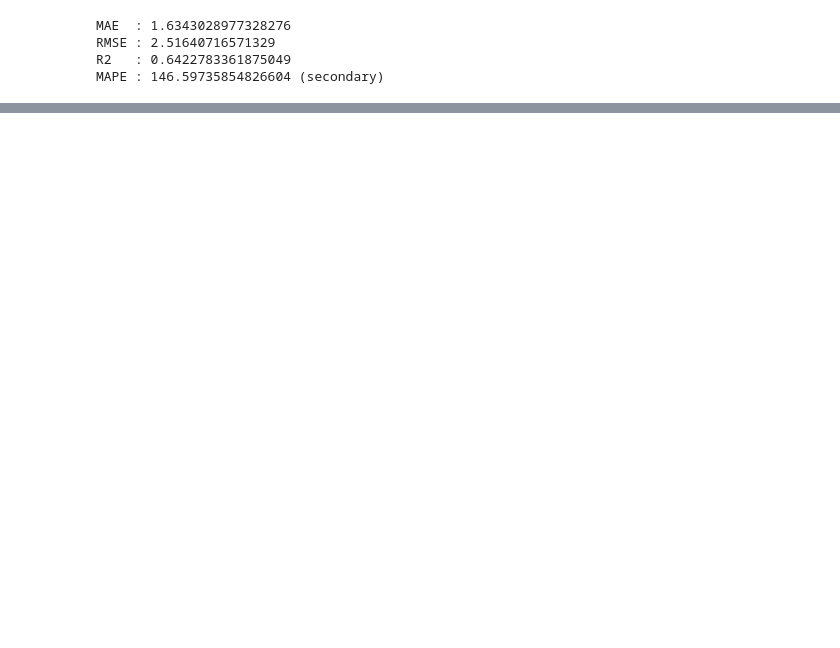
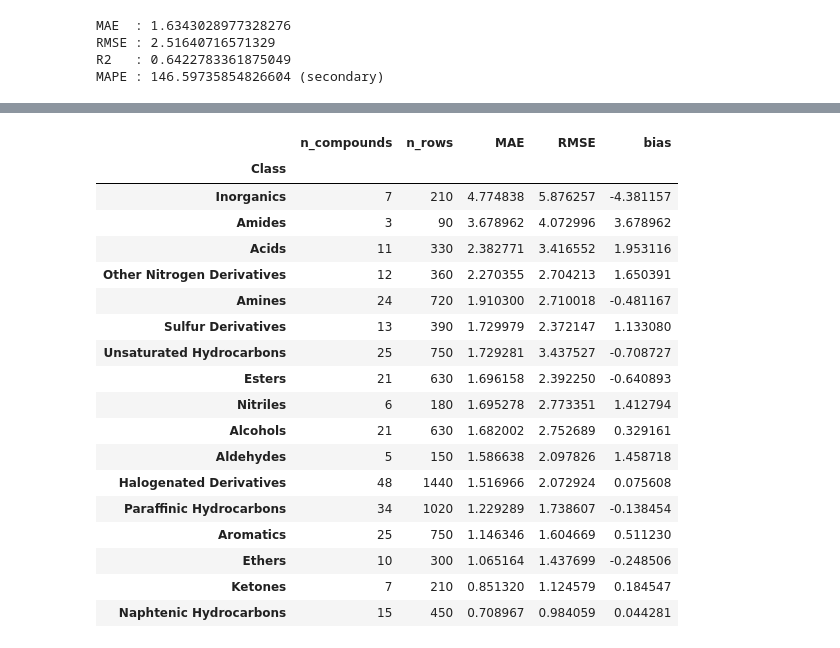
Before and after one commit to BoniYu/Deep-Neural-Network-for-VLE, a Jupyter notebook: notebook/part2.ipynb, the cells around one changed output, grey strips where cells are left out. Saved outputs shown, nothing was run; the diff lists cells and outputs as text; code cells hidden in the pictures; blank space fills up the shorter version.

```diff
--- a/notebook/part2.ipynb
+++ b/notebook/part2.ipynb
@@ -711,0 +737,30 @@ MAPE : 146.59735854826604 (secondary)
+# %%
+# Error by chemical class
+by_class = err.groupby('Class').agg(
+    n_compounds=('Name', 'nunique'),
+    n_rows=('Name', 'size'),
+    MAE=('abs_error', 'mean'),
+    RMSE=('error', lambda e: np.sqrt((e**2).mean())),
+    bias=('error', 'mean'),
+).sort_values('MAE', ascending=False)
+by_class
+# %% [output]
+|  | n_compounds | n_rows | MAE | RMSE | bias |
+| Class |  |  |  |  |  |
+| Inorganics | 7 | 210 | 4.774838 | 5.876257 | -4.381157 |
+| Amides | 3 | 90 | 3.678962 | 4.072996 | 3.678962 |
+| Acids | 11 | 330 | 2.382771 | 3.416552 | 1.953116 |
+| Other Nitrogen Derivatives | 12 | 360 | 2.270355 | 2.704213 | 1.650391 |
+| Amines | 24 | 720 | 1.910300 | 2.710018 | -0.481167 |
+| Sulfur Derivatives | 13 | 390 | 1.729979 | 2.372147 | 1.133080 |
+| Unsaturated Hydrocarbons | 25 | 750 | 1.729281 | 3.437527 | -0.708727 |
+| Esters | 21 | 630 | 1.696158 | 2.392250 | -0.640893 |
+| Nitriles | 6 | 180 | 1.695278 | 2.773351 | 1.412794 |
+| Alcohols | 21 | 630 | 1.682002 | 2.752689 | 0.329161 |
+| Aldehydes | 5 | 150 | 1.586638 | 2.097826 | 1.458718 |
+| Halogenated Derivatives | 48 | 1440 | 1.516966 | 2.072924 | 0.075608 |
+| Paraffinic Hydrocarbons | 34 | 1020 | 1.229289 | 1.738607 | -0.138454 |
+| Aromatics | 25 | 750 | 1.146346 | 1.604669 | 0.511230 |
+| Ethers | 10 | 300 | 1.065164 | 1.437699 | -0.248506 |
+| Ketones | 7 | 210 | 0.851320 | 1.124579 | 0.184547 |
+| Naphtenic Hydrocarbons | 15 | 450 | 0.708967 | 0.984059 | 0.044281 |
```
Also changed, not shown: parts of 6 cells of this notebook, 4 other files.
